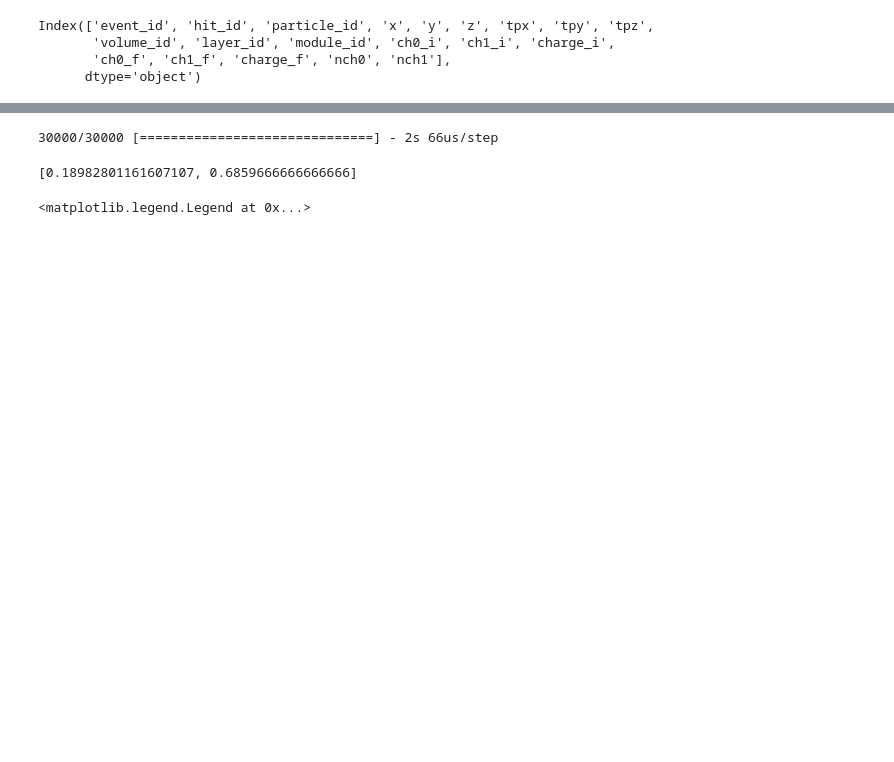
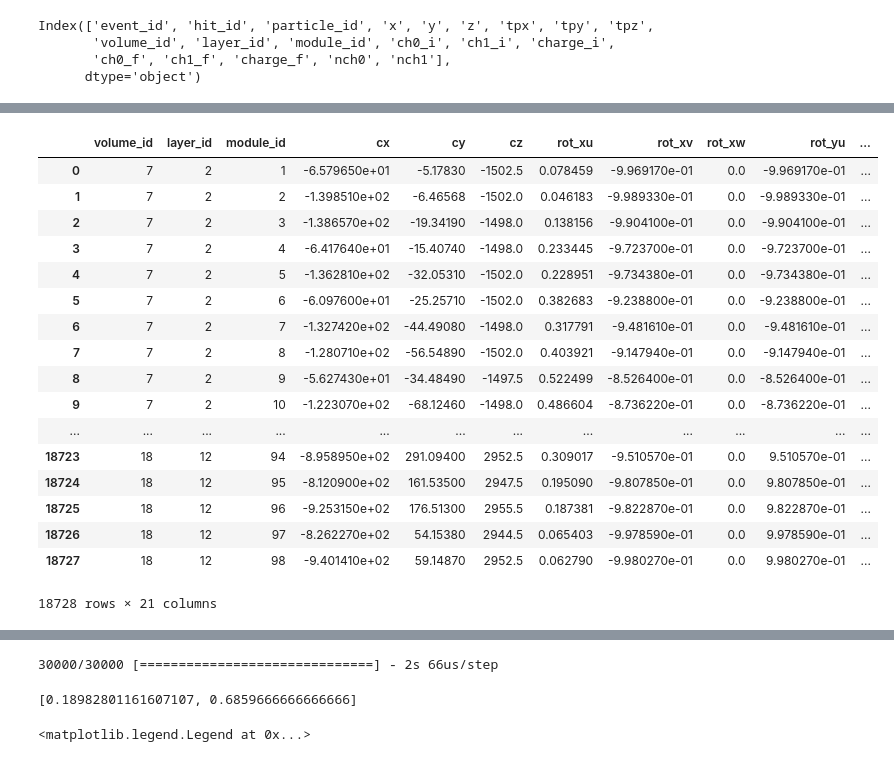
Before and after one commit to jxi24/TrackML, a Jupyter notebook: NN--newdataformat.ipynb, the cells around one changed output, grey strips where cells are left out. Cells and saved outputs as stored; diff of their text form; code cells hidden in the pictures; blank space fills up the shorter version.

```diff
--- a/NN--newdataformat.ipynb
+++ b/NN--newdataformat.ipynb
@@ -103,2 +142,23 @@ print(selectedhits.shape)
+# %%
+detector.detector
+# %% [output]
+|  | volume_id | layer_id | module_id | cx | cy | cz | rot_xu | rot_xv | rot_xw | rot_yu | ... |
+| 0 | 7 | 2 | 1 | -6.579650e+01 | -5.17830 | -1502.5 | 0.078459 | -9.969170e-01 | 0.0 | -9.969170e-01 | ... |
+| 1 | 7 | 2 | 2 | -1.398510e+02 | -6.46568 | -1502.0 | 0.046183 | -9.989330e-01 | 0.0 | -9.989330e-01 | ... |
+| 2 | 7 | 2 | 3 | -1.386570e+02 | -19.34190 | -1498.0 | 0.138156 | -9.904100e-01 | 0.0 | -9.904100e-01 | ... |
+| 3 | 7 | 2 | 4 | -6.417640e+01 | -15.40740 | -1498.0 | 0.233445 | -9.723700e-01 | 0.0 | -9.723700e-01 | ... |
+| 4 | 7 | 2 | 5 | -1.362810e+02 | -32.05310 | -1502.0 | 0.228951 | -9.734380e-01 | 0.0 | -9.734380e-01 | ... |
+| 5 | 7 | 2 | 6 | -6.097600e+01 | -25.25710 | -1502.0 | 0.382683 | -9.238800e-01 | 0.0 | -9.238800e-01 | ... |
+| 6 | 7 | 2 | 7 | -1.327420e+02 | -44.49080 | -1498.0 | 0.317791 | -9.481610e-01 | 0.0 | -9.481610e-01 | ... |
+| 7 | 7 | 2 | 8 | -1.280710e+02 | -56.54890 | -1502.0 | 0.403921 | -9.147940e-01 | 0.0 | -9.147940e-01 | ... |
+| 8 | 7 | 2 | 9 | -5.627430e+01 | -34.48490 | -1497.5 | 0.522499 | -8.526400e-01 | 0.0 | -8.526400e-01 | ... |
+| 9 | 7 | 2 | 10 | -1.223070e+02 | -68.12460 | -1498.0 | 0.486604 | -8.736220e-01 | 0.0 | -8.736220e-01 | ... |
+| ... | ... | ... | ... | ... | ... | ... | ... | ... | ... | ... | ... |
+| 18723 | 18 | 12 | 94 | -8.958950e+02 | 291.09400 | 2952.5 | 0.309017 | -9.510570e-01 | 0.0 | 9.510570e-01 | ... |
+| 18724 | 18 | 12 | 95 | -8.120900e+02 | 161.53500 | 2947.5 | 0.195090 | -9.807850e-01 | 0.0 | 9.807850e-01 | ... |
+| 18725 | 18 | 12 | 96 | -9.253150e+02 | 176.51300 | 2955.5 | 0.187381 | -9.822870e-01 | 0.0 | 9.822870e-01 | ... |
+| 18726 | 18 | 12 | 97 | -8.262270e+02 | 54.15380 | 2944.5 | 0.065403 | -9.978590e-01 | 0.0 | 9.978590e-01 | ... |
+| 18727 | 18 | 12 | 98 | -9.401410e+02 | 59.14870 | 2952.5 | 0.062790 | -9.980270e-01 | 0.0 | 9.980270e-01 | ... |
+18728 rows × 21 columns
 # %%
 #make training data
```
Also changed, not shown: parts of 23 cells of this notebook.
